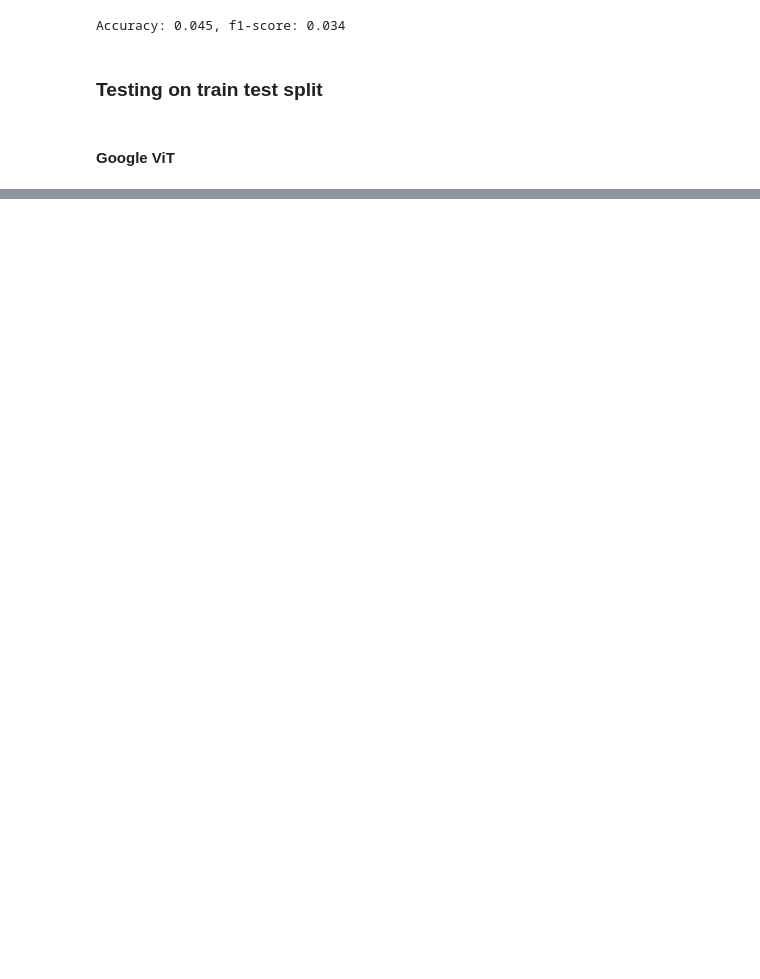
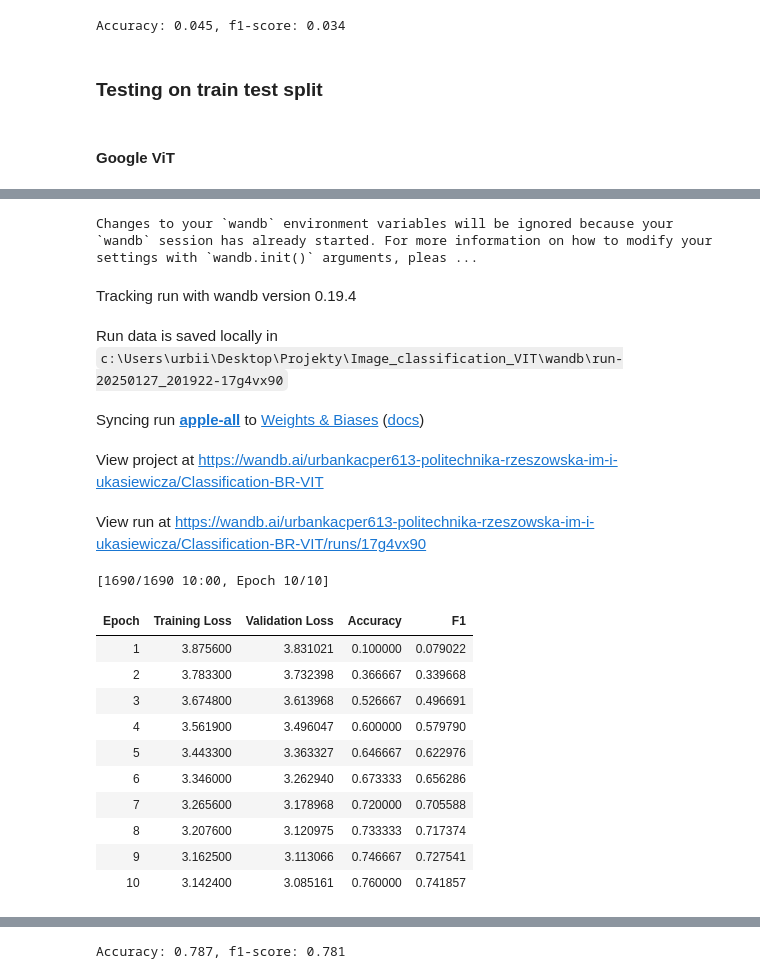
Before and after one commit to KacperUrban/Image_classification_VIT, a Jupyter notebook: main.ipynb, the cells around one changed output, grey strips where cells are left out. Drawn from its saved outputs; the diff is of its cells as text; code cells hidden in the pictures; blank space fills up the shorter version.

```diff
--- a/main.ipynb
+++ b/main.ipynb
@@ -704,0 +754,29 @@ wandb.finish()
+# %%
+model = MobileViTForImageClassification.from_pretrained("models/apple/model")
+processor = MobileViTImageProcessor.from_pretrained("models/apple/processor")
+
+train_dataset_apple, val_dataset_apple, test_dataset_apple = prepare_dataset(processor, train_dataset, val_dataset, test_dataset)
+# %%
+trained_model = train_model(model, processor, train_dataset_apple, val_dataset_apple, "apple-all")
+
+outputs = trained_model.predict(test_dataset_apple)
+print(f"Accuracy: {np.round(outputs.metrics['test_accuracy'], 3)}, f1-score: {np.round(outputs.metrics['test_f1'], 3)}")
+# %% [output]
+Changes to your `wandb` environment variables will be ignored because your `wandb` session has already started. For more information on how to modify your settings with `wandb.init()` arguments, pleas ...
+Tracking run with wandb version 0.19.4
+Run data is saved locally in c:\Users\urbii\Desktop\Projekty\Image_classification_VIT\wandb\run-20250127_201922-17g4vx90
+Syncing run apple-all to Weights & Biases (docs)
+View project at https://wandb.ai/urbankacper613-politechnika-rzeszowska-im-i-ukasiewicza/Classification-BR-VIT
+View run at https://wandb.ai/urbankacper613-politechnika-rzeszowska-im-i-ukasiewicza/Classification-BR-VIT/runs/17g4vx90
+[1690/1690 10:00, Epoch 10/10]
+| Epoch | Training Loss | Validation Loss | Accuracy | F1 |
+| 1 | 3.875600 | 3.831021 | 0.100000 | 0.079022 |
+| 2 | 3.783300 | 3.732398 | 0.366667 | 0.339668 |
+| 3 | 3.674800 | 3.613968 | 0.526667 | 0.496691 |
+| 4 | 3.561900 | 3.496047 | 0.600000 | 0.579790 |
+| 5 | 3.443300 | 3.363327 | 0.646667 | 0.622976 |
+| 6 | 3.346000 | 3.262940 | 0.673333 | 0.656286 |
+| 7 | 3.265600 | 3.178968 | 0.720000 | 0.705588 |
+| 8 | 3.207600 | 3.120975 | 0.733333 | 0.717374 |
+| 9 | 3.162500 | 3.113066 | 0.746667 | 0.727541 |
+| 10 | 3.142400 | 3.085161 | 0.760000 | 0.741857 |
@@ -704,0 +784 @@ wandb.finish()
+Accuracy: 0.787, f1-score: 0.781
```
Also changed, not shown: parts of 9 cells of this notebook.
